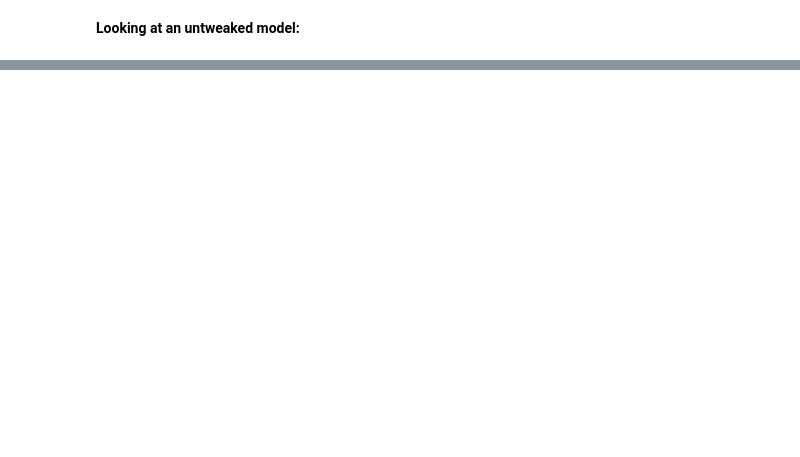
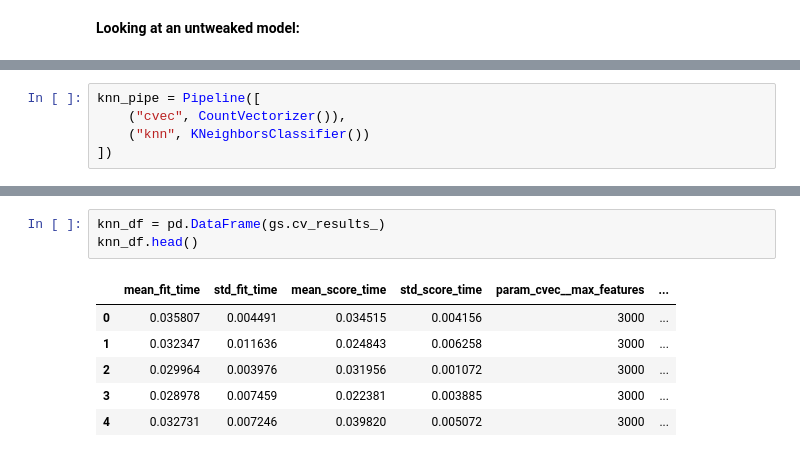
Before and after one commit to patruq/reddit-nlp, a Jupyter notebook: code/model-1.2.ipynb, the cells around one changed output, grey strips where cells are left out. Drawn from its saved outputs; the diff is of its cells as text; blank space fills up the shorter version.

```diff
--- a/code/model-1.2.ipynb
+++ b/code/model-1.2.ipynb
@@ -396,0 +625,5 @@ Test Score: 0.66
+# %%
+knn_pipe = Pipeline([
+    ("cvec", CountVectorizer()),
+    ("knn", KNeighborsClassifier())
+])
@@ -556,0 +794,10 @@ best_params
+# %%
+knn_df = pd.DataFrame(gs.cv_results_)
+knn_df.head()
+# %% [output]
+|  | mean_fit_time | std_fit_time | mean_score_time | std_score_time | param_cvec__max_features | ... |
+| 0 | 0.035807 | 0.004491 | 0.034515 | 0.004156 | 3000 | ... |
+| 1 | 0.032347 | 0.011636 | 0.024843 | 0.006258 | 3000 | ... |
+| 2 | 0.029964 | 0.003976 | 0.031956 | 0.001072 | 3000 | ... |
+| 3 | 0.028978 | 0.007459 | 0.022381 | 0.003885 | 3000 | ... |
+| 4 | 0.032731 | 0.007246 | 0.039820 | 0.005072 | 3000 | ... |
```
Also changed, not shown: parts of 89 cells of this notebook, 3 other files.
